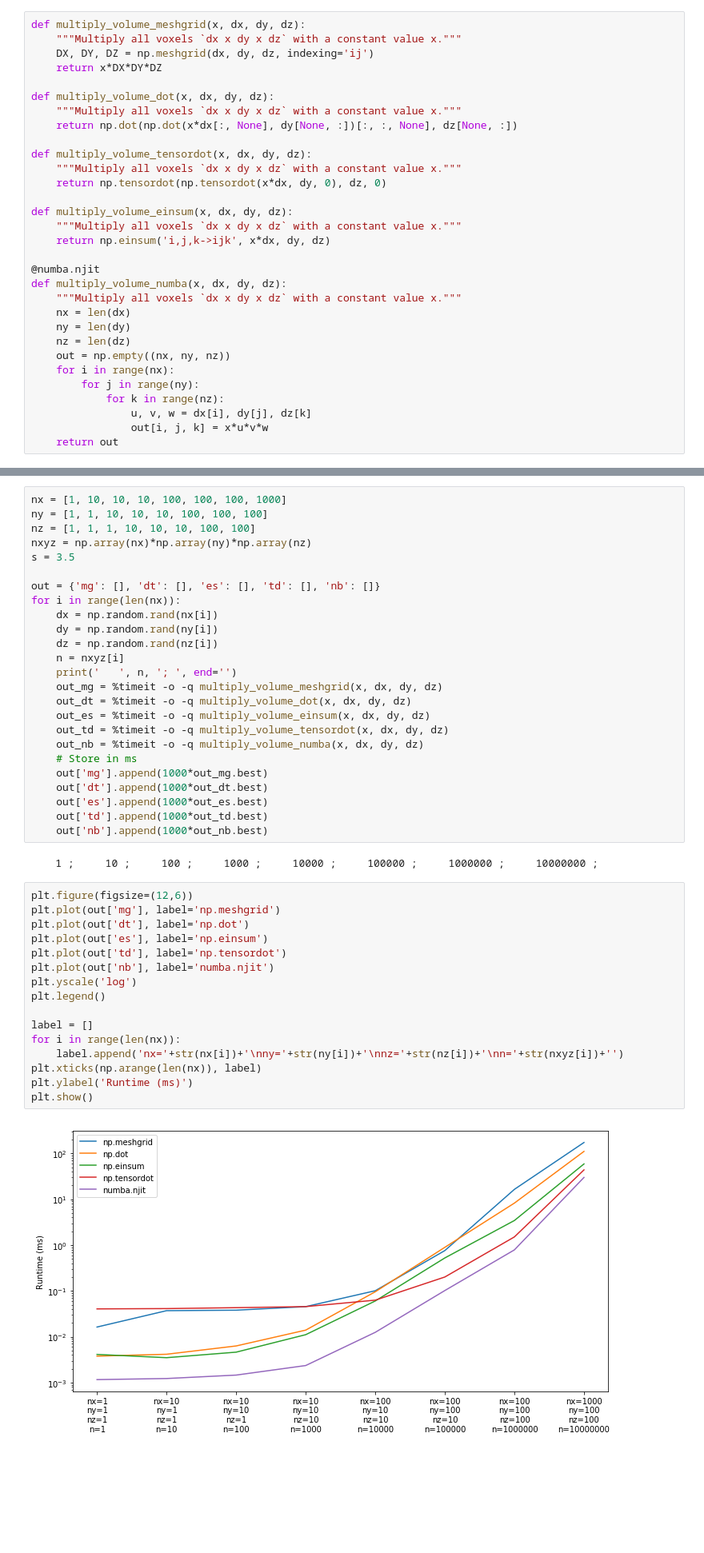
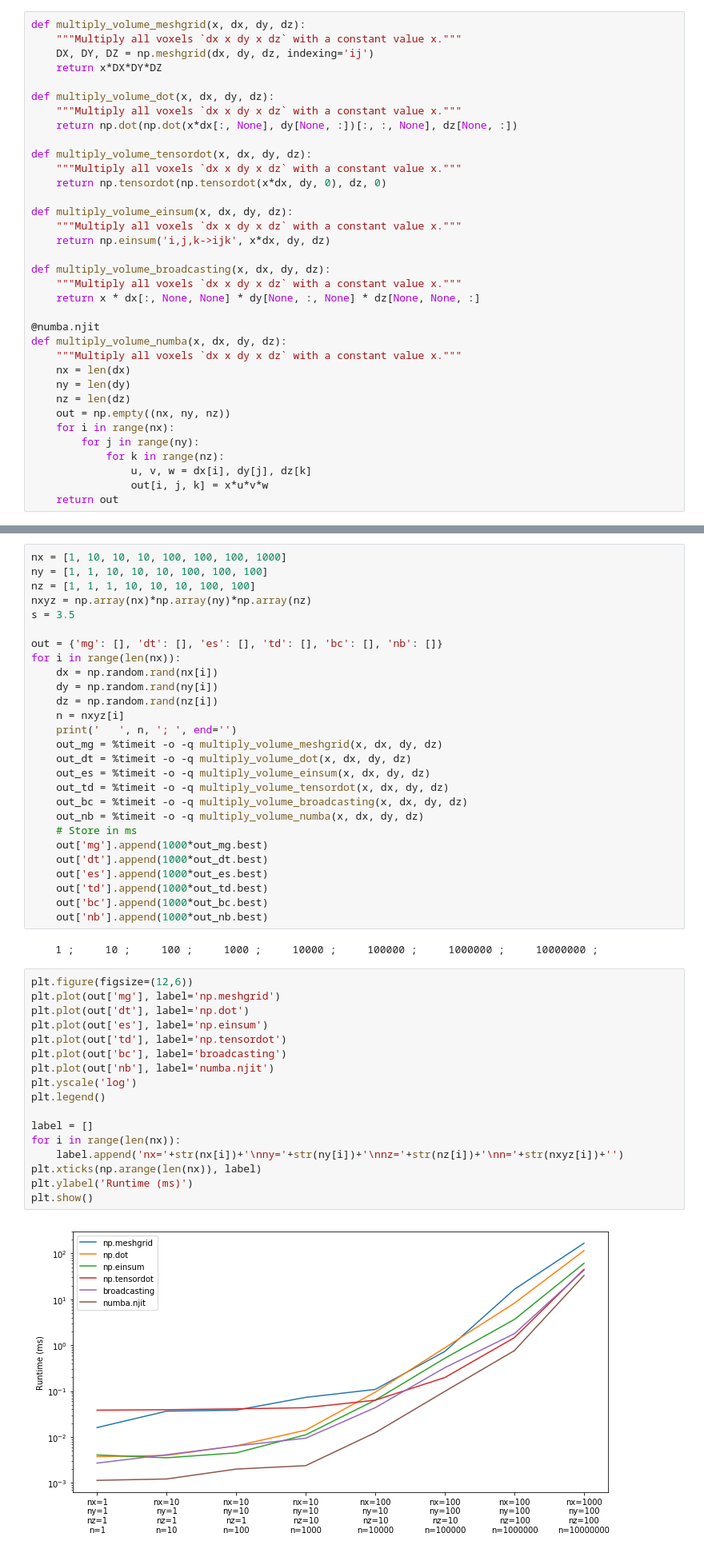
Before and after one commit to prisae/tmp-share, a Jupyter notebook: multiply_volume.ipynb, the cells around one changed output, grey strips where cells are left out. Shown at 80% size. Drawn from its saved outputs; the diff is of its cells as text; blank space fills up the shorter version.

Commit message:
Add broadcasting examlpe

```diff
--- a/multiply_volume.ipynb
+++ b/multiply_volume.ipynb
@@ -46,6 +47,10 @@ def multiply_volume_einsum(x, dx, dy, dz):
     """Multiply all voxels `dx x dy x dz` with a constant value x."""
     return np.einsum('i,j,k->ijk', x*dx, dy, dz)
 
+def multiply_volume_broadcasting(x, dx, dy, dz):
+    """Multiply all voxels `dx x dy x dz` with a constant value x."""
+    return x * dx[:, None, None] * dy[None, :, None] * dz[None, None, :]
+
 @numba.njit
 def multiply_volume_numba(x, dx, dy, dz):
     """Multiply all voxels `dx x dy x dz` with a constant value x."""
@@ -129,7 +142,7 @@ nz = [1, 1, 1, 10, 10, 10, 100, 100]
 nxyz = np.array(nx)*np.array(ny)*np.array(nz)
 s = 3.5
 
-out = {'mg': [], 'dt': [], 'es': [], 'td': [], 'nb': []}
+out = {'mg': [], 'dt': [], 'es': [], 'td': [], 'bc': [], 'nb': []}
 for i in range(len(nx)):
     dx = np.random.rand(nx[i])
     dy = np.random.rand(ny[i])
@@ -140,30 +153,33 @@ for i in range(len(nx)):
     out_dt = %timeit -o -q multiply_volume_dot(x, dx, dy, dz)
     out_es = %timeit -o -q multiply_volume_einsum(x, dx, dy, dz)
     out_td = %timeit -o -q multiply_volume_tensordot(x, dx, dy, dz)
+    out_bc = %timeit -o -q multiply_volume_broadcasting(x, dx, dy, dz)
     out_nb = %timeit -o -q multiply_volume_numba(x, dx, dy, dz)
     # Store in ms
     out['mg'].append(1000*out_mg.best)
     out['dt'].append(1000*out_dt.best)
     out['es'].append(1000*out_es.best)
     out['td'].append(1000*out_td.best)
+    out['bc'].append(1000*out_bc.best)
     out['nb'].append(1000*out_nb.best)
 # %% [output]
     1 ;     10 ;     100 ;     1000 ;     10000 ;     100000 ;     1000000 ;     10000000 ;
 # %%
 plt.figure(figsize=(12,6))
 plt.plot(out['mg'], label='np.meshgrid')
 plt.plot(out['dt'], label='np.dot')
 plt.plot(out['es'], label='np.einsum')
 plt.plot(out['td'], label='np.tensordot')
+plt.plot(out['bc'], label='broadcasting')
 plt.plot(out['nb'], label='numba.njit')
 plt.yscale('log')
 plt.legend()
 
 label = []
 for i in range(len(nx)):
     label.append('nx='+str(nx[i])+'\nny='+str(ny[i])+'\nnz='+str(nz[i])+'\nn='+str(nxyz[i])+'')
 plt.xticks(np.arange(len(nx)), label)
 plt.ylabel('Runtime (ms)')
 plt.show()
 # %% [output]
-[figure, old version]
+[figure, new version]
```
Also changed, not shown: parts of 4 cells of this notebook.
